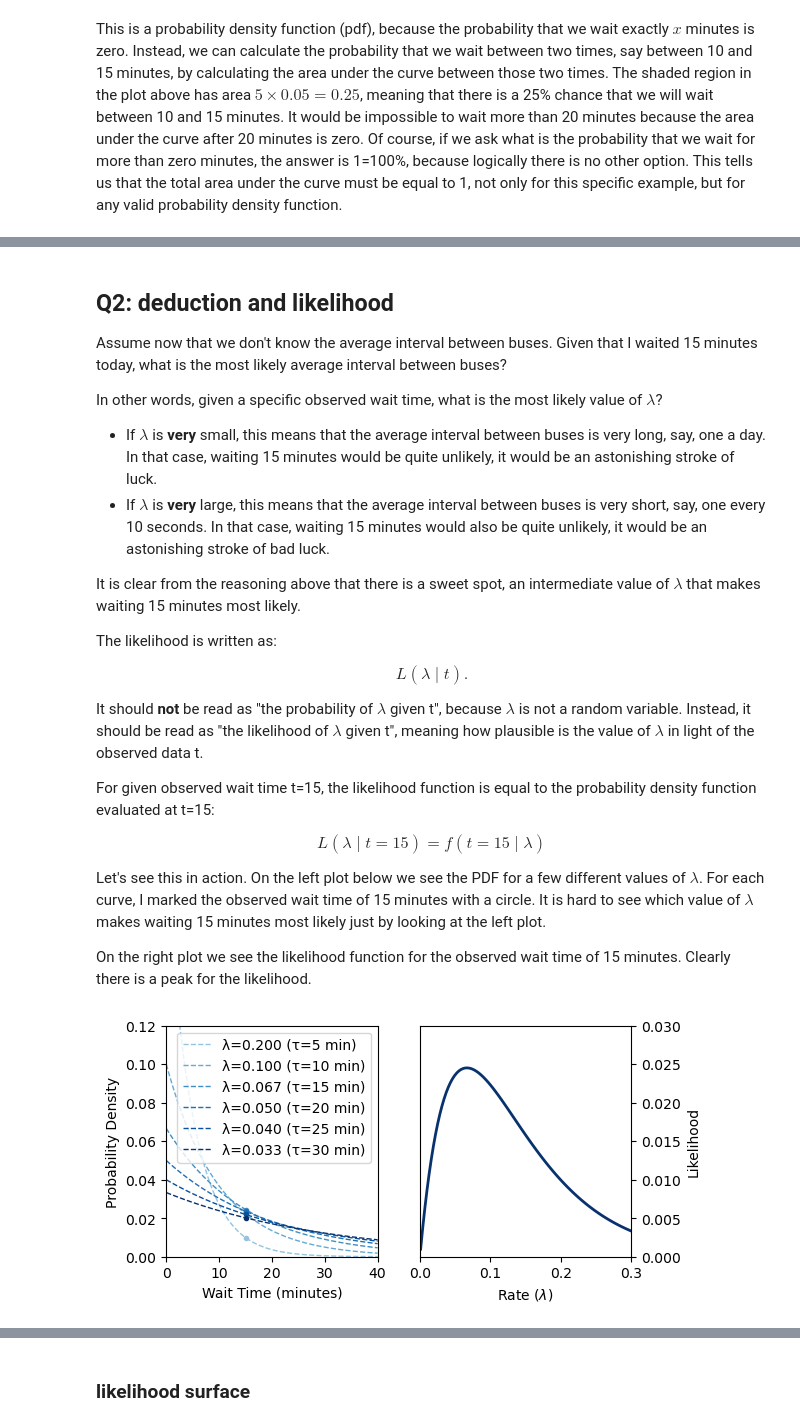
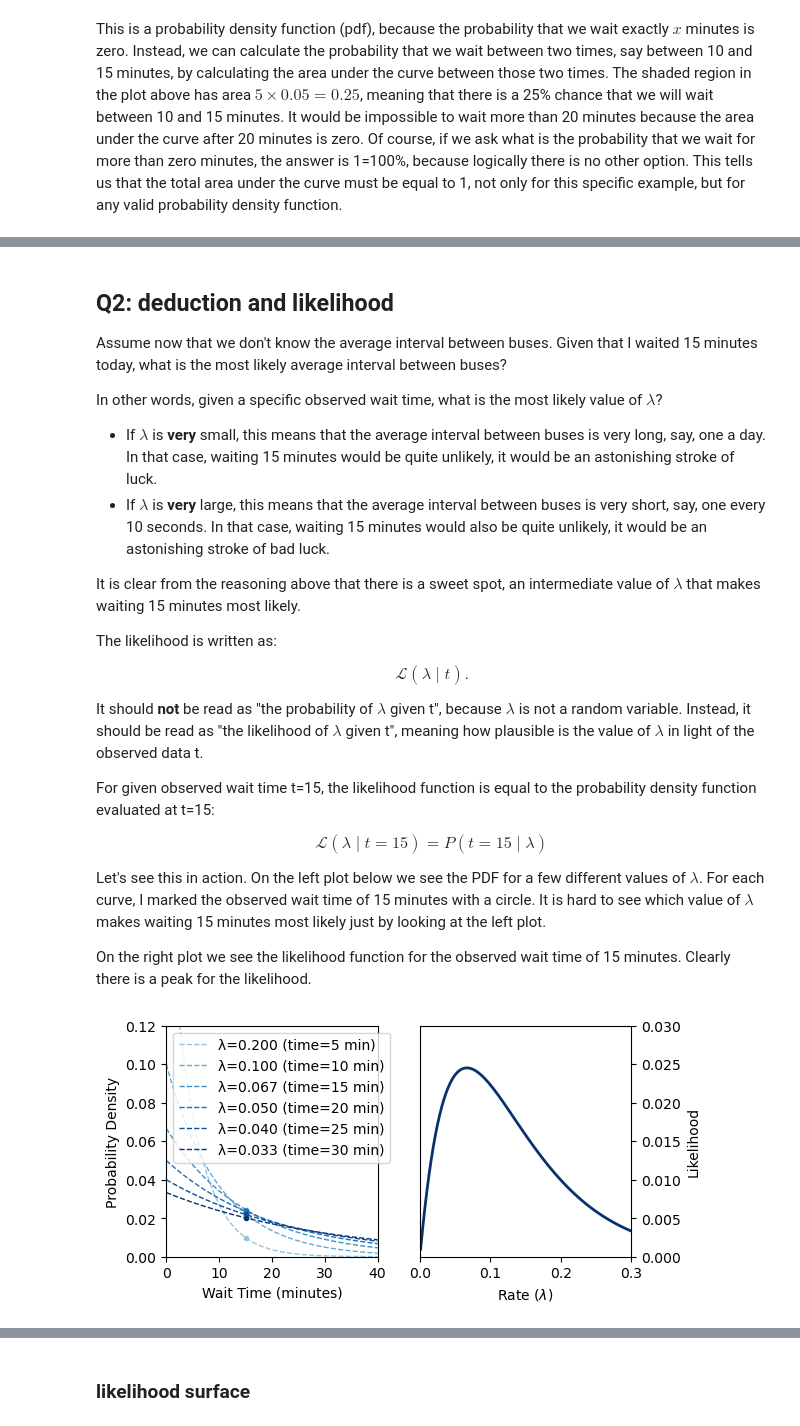
Before and after one commit to yairmau/statistics, a Jupyter notebook: foundations/probability_and_likelihood.ipynb, the cells around one changed output, grey strips where cells are left out. Cells and saved outputs as stored; diff of their text form; code cells hidden in the pictures.

```diff
--- a/foundations/probability_and_likelihood.ipynb
+++ b/foundations/probability_and_likelihood.ipynb
@@ -157,7 +159,7 @@ It is clear from the reasoning above that there is a sweet spot, an intermediate
 The likelihood is written as:
 
 $$
-L(\lambda \mid t).
+\mathcal{L}(\lambda \mid t).
 $$
 
 It should **not** be read as "the probability of $\lambda$ given t", because $\lambda$ is not a random variable. Instead, it should be read as "the likelihood of $\lambda$ given t", meaning how plausible is the value of $\lambda$ in light of the observed data t.
@@ -165,7 +167,7 @@ It should **not** be read as "the probability of $\lambda$ given t", because $\l
 For given observed wait time t=15, the likelihood function is equal to the probability density function evaluated at t=15:
 
 $$
-L(\lambda \mid t=15) = f(t=15 \mid \lambda)
+\mathcal{L}(\lambda \mid t=15) = P(t=15 \mid \lambda)
 $$
 
 Let's see this in action. On the left plot below we see the PDF for a few different values of $\lambda$. For each curve, I marked the observed wait time of 15 minutes with a circle. It is hard to see which value of $\lambda$ makes waiting 15 minutes most likely just by looking at the left plot.
@@ -174,37 +176,37 @@ On the right plot we see the likelihood function for the observed wait time of 1
 # %%
 fig, ax = plt.subplots(1, 2, figsize=(6, 3))
 t = np.linspace(0,40, 101)
 f = lambda t, lam: lam * np.exp(-lam * t)
-tau = np.array([5, 10, 15, 20, 25, 30])
-lam = 1 / tau
+time = np.array([5, 10, 15, 20, 25, 30])
+lam = 1 / time
 
 color_min = 0.4
 color_max = 0.99
 colors = plt.cm.Blues(np.linspace(color_min, color_max, len(lam)))
 for i,l in enumerate(lam):
-    ax[0].plot(t, f(t, l), lw=1, ls='--', label=f'λ={l:.3f} (τ={1/l:.0f} min)', color=colors[i])
+    ax[0].plot(t, f(t, l), lw=1, ls='--', label=f'λ={l:.3f} (time={1/l:.0f} min)', color=colors[i])
     ax[0].plot([15], [f(15, l)], ls=None, marker='o', color=colors[i], markersize=3)
 ax[0].legend()
 # ax.plot(t, f(t, lam), color='blue', lw=2)
 # ax.plot(t, 0*t, color='black', lw=1, ls='--')
 ax[0].set(xlabel='Wait Time (minutes)',
        ylabel='Probability Density',
        xlim=(0,40),
        ylim=(0,0.12));
 
 l_array = np.linspace(0.001, 0.3, 100)
 t_obs = 15
 L = l_array * np.exp(-l_array * t_obs)
 ax[1].plot(l_array, L, color=colors[-1], lw=2)
 ax[1].set(xlabel='Rate ($\lambda$)',
        ylabel='Likelihood',
        xlim=(0,0.3),
        ylim=(0, 0.03)
        );
 ax[1].yaxis.tick_right()
 ax[1].yaxis.set_label_position("right")
 # %% [output]
-[figure, old version]
+[figure, new version]
 # %% [markdown]
 ### maximum likelihood
 
```
Also changed, not shown: parts of 6 cells of this notebook, 5 other files.
